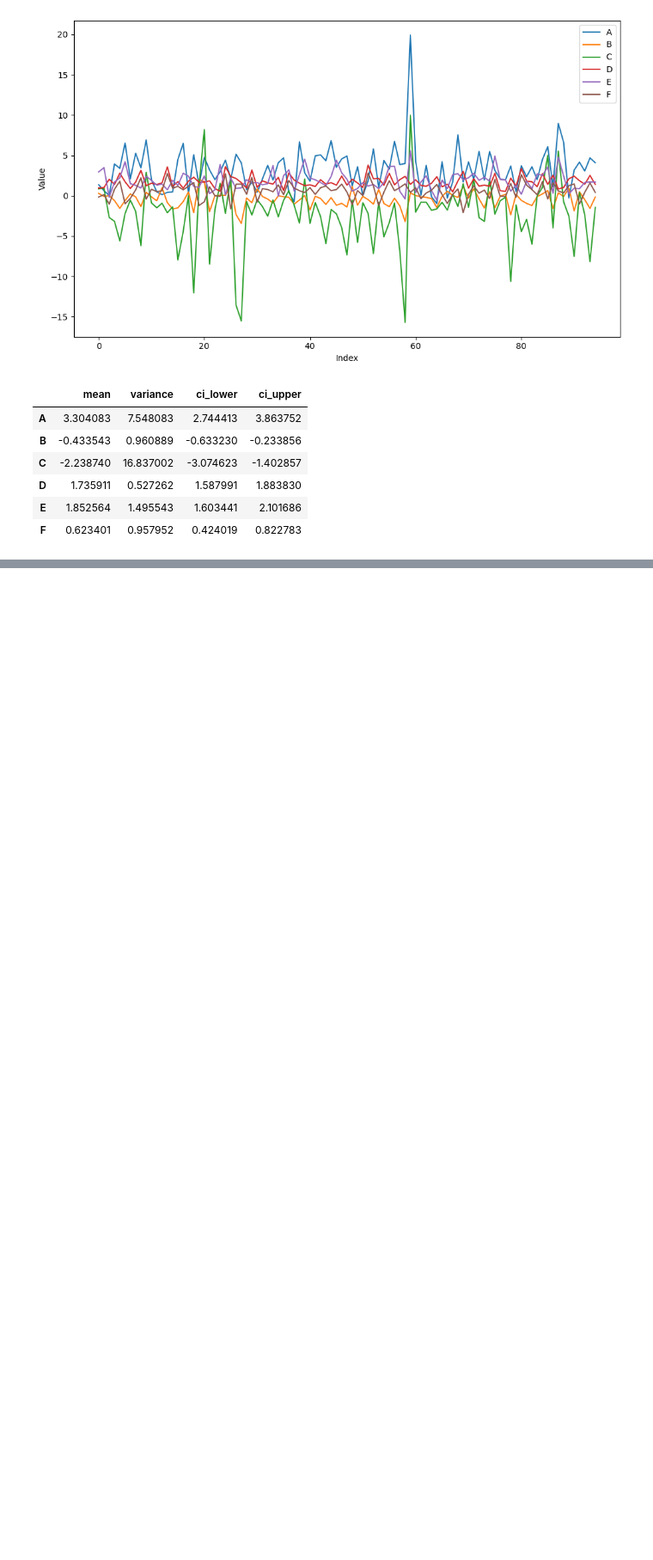
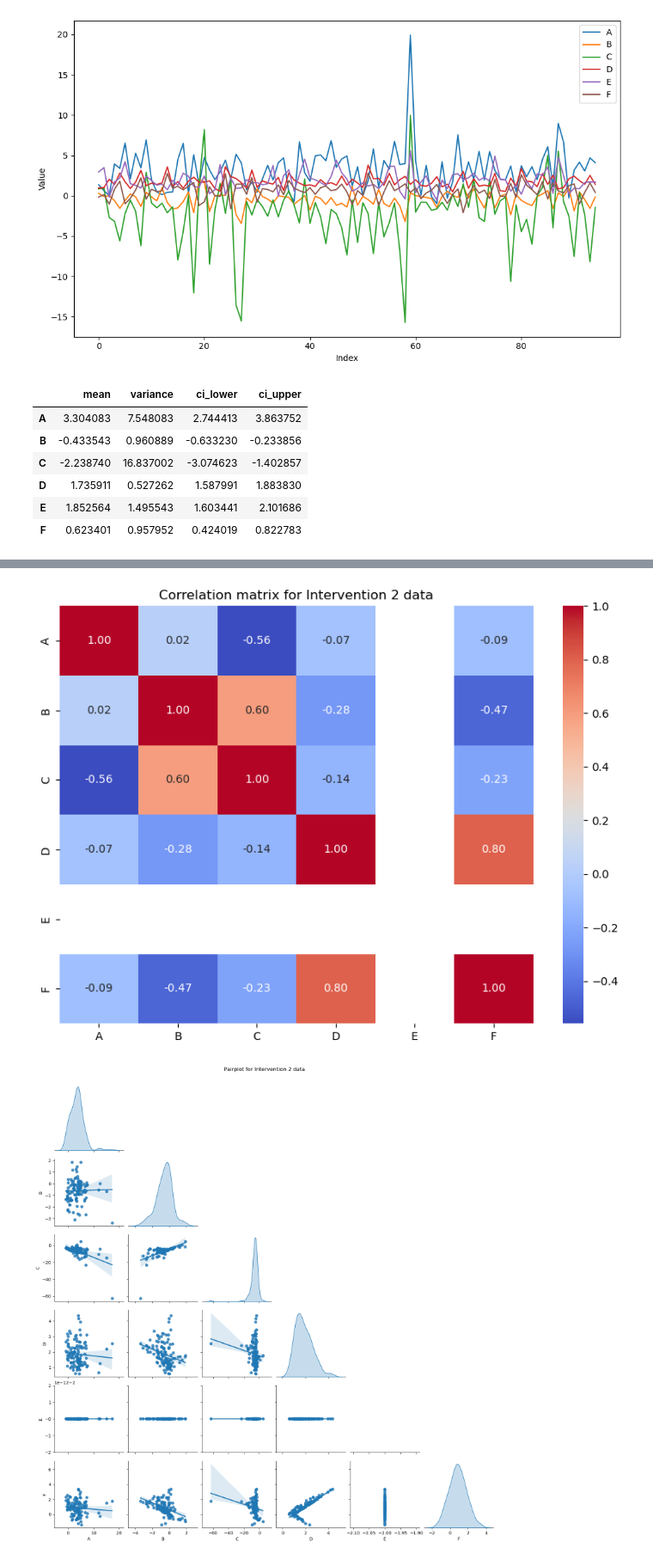
Before and after one commit to claralb2002/Active-Machine-Learning-Assignments, a Jupyter notebook: miniproject3/experiment.ipynb, the cells around one changed output, grey strips where cells are left out. Shown at 86% size. Cells and saved outputs as stored; diff of their text form; code cells hidden in the pictures; blank space fills up the shorter version.

```diff
--- a/miniproject3/experiment.ipynb
+++ b/miniproject3/experiment.ipynb
@@ -135,0 +169,2 @@ provideStats(baseline)
+# %%
+intervention2 = read('data_1965.csv')
@@ -135,0 +191,5 @@ provideStats(baseline)
+# %%
+plotCorrelation(intervention2, title='Intervention 2 data')
+# %% [output]
+[figure, added]
+[figure, added]
```
Also changed, not shown: parts of 11 cells of this notebook.
